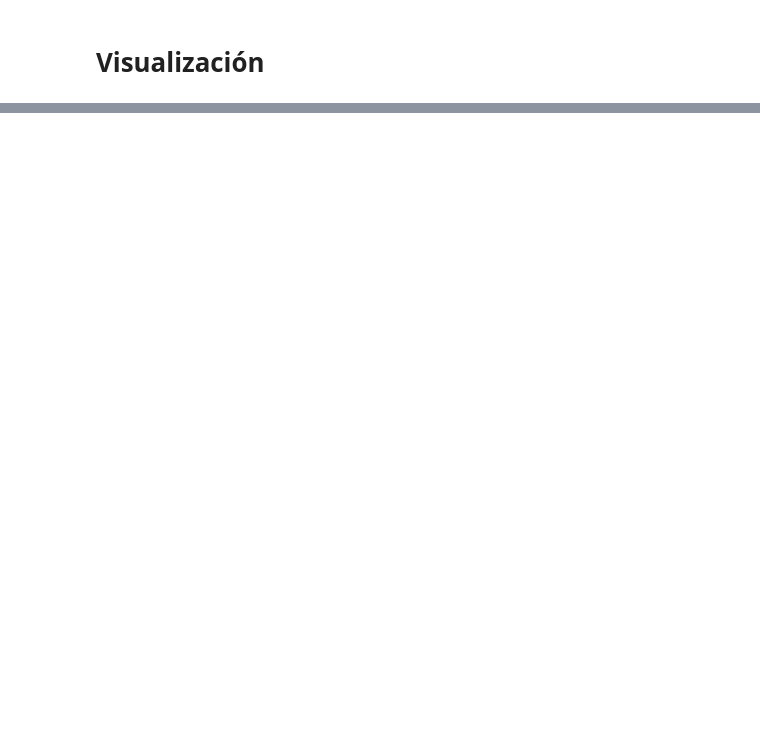
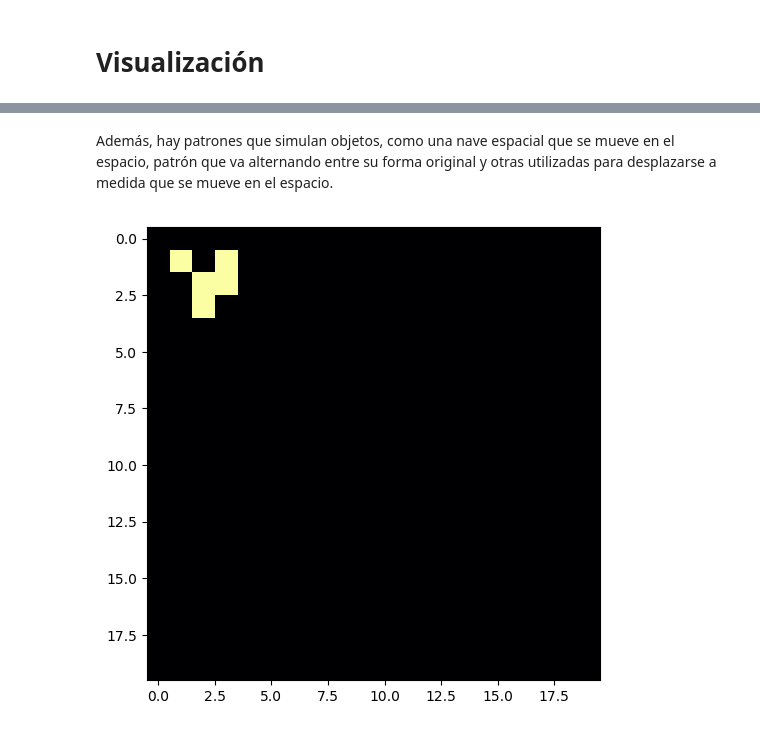
Before and after one commit to fchacon20/SciProg, a Jupyter notebook: Project/Game of Life.ipynb, the cells around one changed output, grey strips where cells are left out. Cells and saved outputs as stored; diff of their text form; code cells hidden in the pictures; blank space fills up the shorter version.

```diff
--- a/Project/Game of Life.ipynb
+++ b/Project/Game of Life.ipynb
@@ -176,0 +216,7 @@ array([[0, 0, 0, 1, 0, 1, 0, 1, 1, 0],
+# %% [markdown]
+Además, hay patrones que simulan objetos, como una nave espacial que se mueve en el espacio, patrón que va alternando entre su forma original y otras utilizadas para desplazarse a medida que se mueve en el espacio.
+# %%
+solutions=[]
+interact(visualization, original=fixed(cellsDic["spaceship"]), it = (0,100,1))
+# %% [output]
+[figure, added]
```
Also changed, not shown: parts of 23 cells of this notebook.
